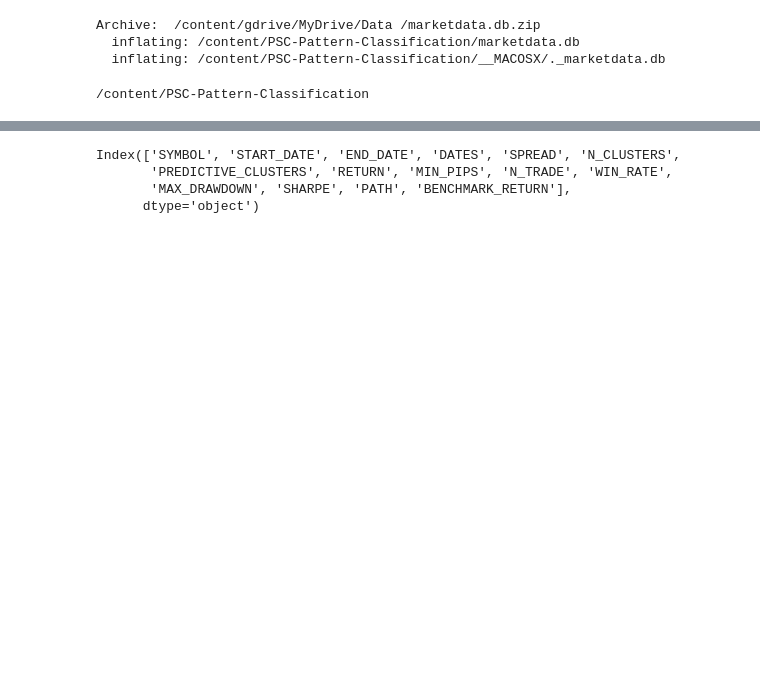
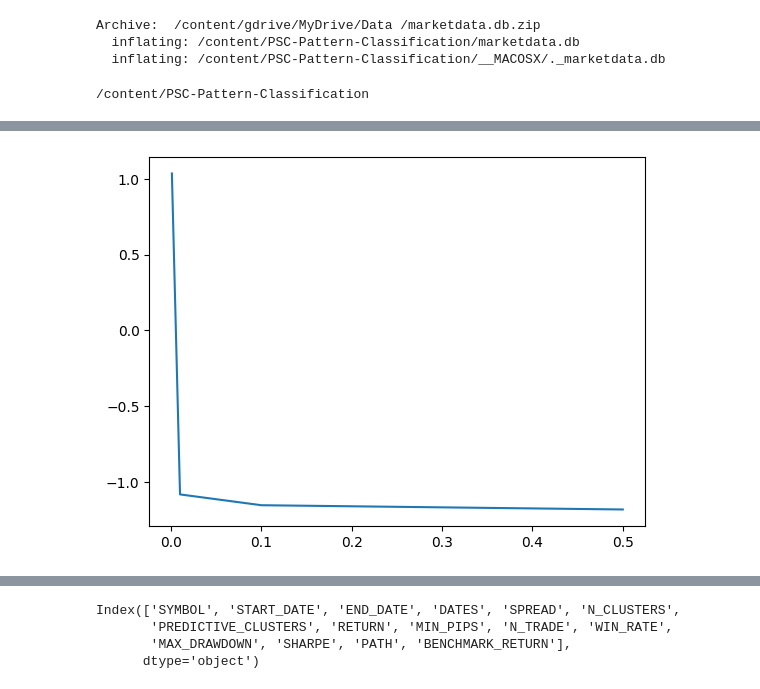
Before and after one commit to ShulzhenkoPetr/PSC-Pattern-Classification, a Jupyter notebook: PSC_2020_analysis.ipynb, the cells around one changed output, grey strips where cells are left out. Saved outputs shown, nothing was run; the diff lists cells and outputs as text; code cells hidden in the pictures; blank space fills up the shorter version.

```diff
--- a/PSC_2020_analysis.ipynb
+++ b/PSC_2020_analysis.ipynb
@@ -66,0 +139,4 @@ Sun Oct 16 09:50:24 2022
+# %%
+plt.plot(data_spread_fra["SPREAD"].unique(), data_spread_fra.groupby("SPREAD")["LONG/SHORT"].mean());
+# %% [output]
+[figure, added]
```
Also changed, not shown: parts of 59 cells of this notebook.
